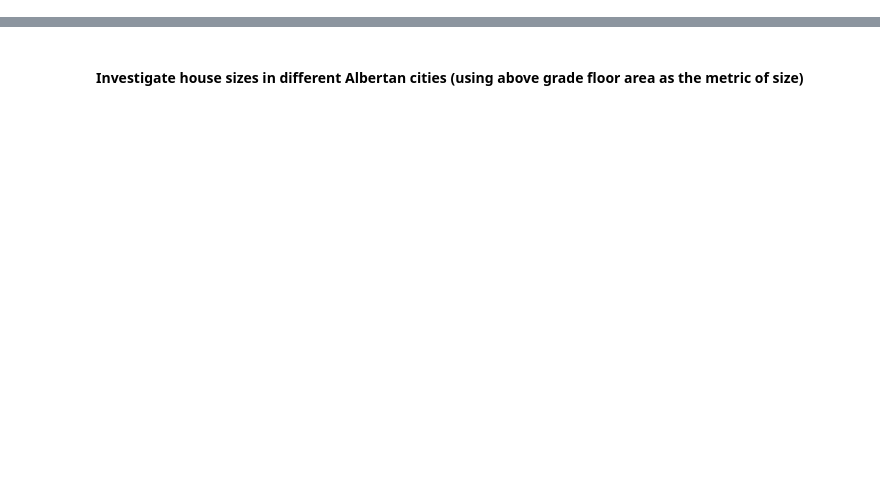
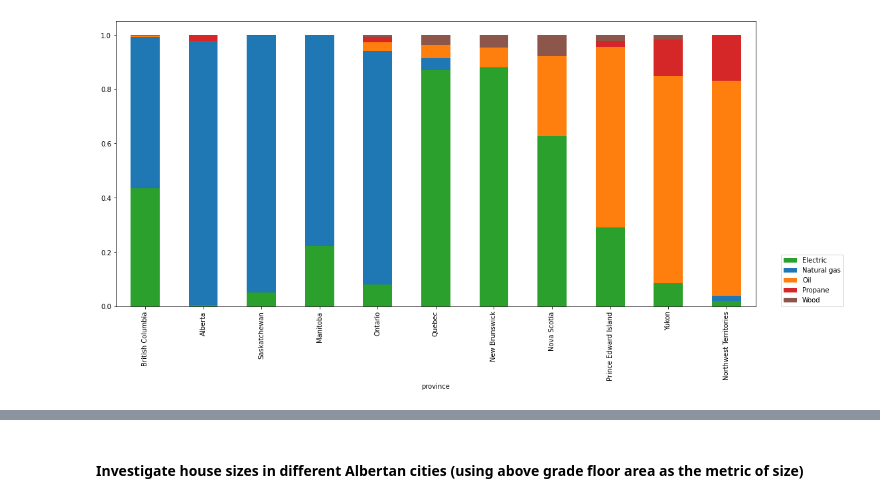
Before and after one commit to canmet-energy/housing-archetypes, a Jupyter notebook: analysis/sample-analysis/housing-archetype-analysis-example.ipynb, the cells around one changed output, grey strips where cells are left out. Cells and saved outputs as stored; diff of their text form; code cells hidden in the pictures; blank space fills up the shorter version.

```diff
--- a/analysis/sample-analysis/housing-archetype-analysis-example.ipynb
+++ b/analysis/sample-analysis/housing-archetype-analysis-example.ipynb
@@ -74,0 +169,17 @@ plt.show()
+# %%
+# Get a list of the predominate heating fuels bny province
+predom_fuel = df_base.groupby('province')['heatingFuelPrimary'].apply(lambda x: x.value_counts().index[0]).reset_index()
+
+
+ctab = pd.crosstab(index=df_base['province'],
+                   columns=df_base['heatingFuelPrimary'],
+                   normalize='index')
+
+ctab = ctab.reindex(prov_o, axis='rows')
+fig, ax = plt.subplots(1,figsize=(14,8))
+ctab.plot(kind='bar',stacked=True,color = colours_heating_fuel, ax=ax)
+plt.tight_layout()
+plt.legend(loc=(1.04,0))
+plt.show()
+# %% [output]
+[figure, added]
```
Also changed, not shown: parts of 52 cells of this notebook, 4 other files.
